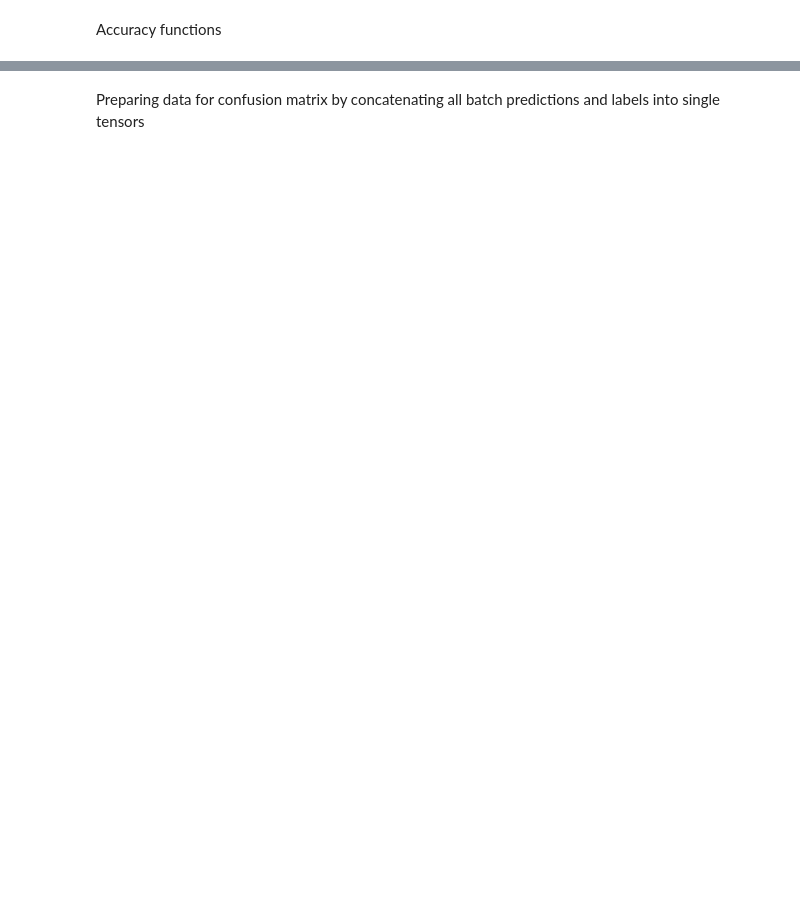
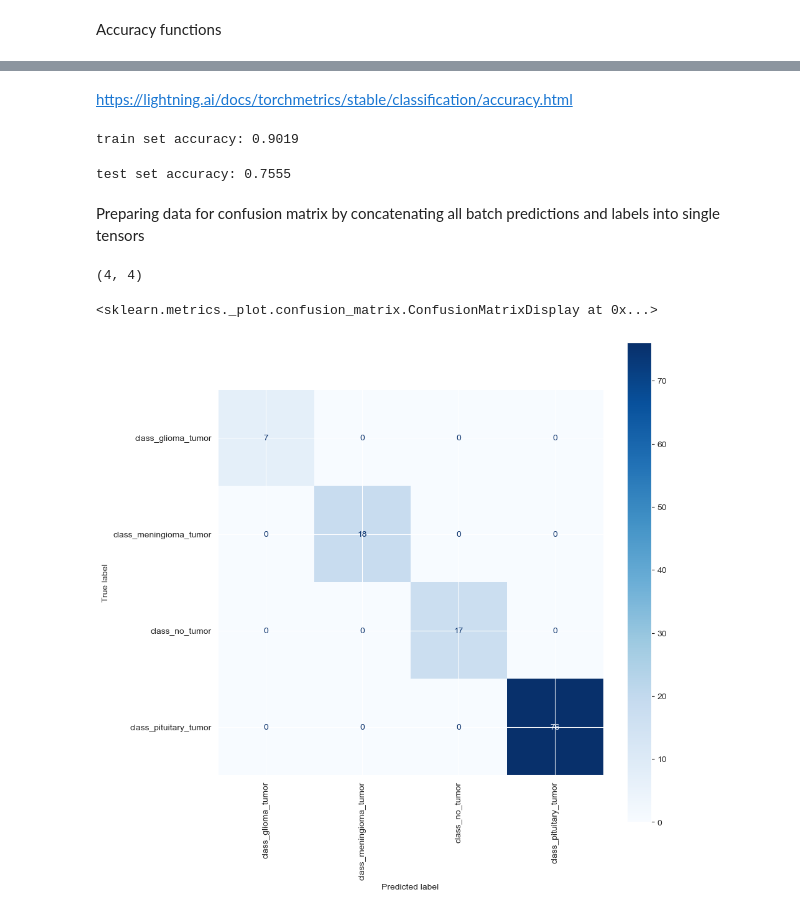
Before and after one commit to vexogon/MRI_Classifier, a Jupyter notebook: model.ipynb, the cells around one changed output, grey strips where cells are left out. Saved outputs shown, nothing was run; the diff lists cells and outputs as text; code cells hidden in the pictures; blank space fills up the shorter version.

```diff
--- a/model.ipynb
+++ b/model.ipynb
@@ -403,14 +449,12 @@ def train_epoch(train_loader, epoch):
         optimizer.step() #pdate weights via optimizer step
 
         running_loss += loss.item() #Add the loss for this batch to the running loss
-        tensorboard_loss += loss.item() #Add the loss for this batch to the tensorboard loss
 
         #Tensorboard logging
         if batch_idx % 10 == 9:    # Log every 10 batches (every 320 images if batch size is 32)
             writer.add_scalar('training loss',
                               tensorboard_loss / 10, epoch * len(train_loader) + batch_idx) #Log the running loss to tensorboard
 
-        tensorboard_loss = 0.0 #This is separate to running loss, just for tensorboard logging otherwise the graph in the notebook would be very granular and hard to read
     return running_loss / len(train_loader) #Average loss over the epoch
 # %% [markdown]
 Training loop
@@ -453,52 +504,62 @@ plt.show()
+# %% [markdown]
+https://lightning.ai/docs/torchmetrics/stable/classification/accuracy.html
 # %%
 #Train set accuracy
 net.eval()
-from torcheval.metrics import MulticlassAccuracy
-metric = MulticlassAccuracy()
+from torchmetrics.classification import MulticlassAccuracy
+predictions_tensor = torch.Tensor().to(device)
+targets_tensor = torch.Tensor().to(device)
 with torch.no_grad(): # No need to compute gradients during evaluation because we are not training
     for data in train_dataloader: #get batches from train loader
         images, labels = data # Get a batch of data broken into images and labels
         images, labels = images.to(device), torch.argmax(labels, dim=1).to(device) # Convert one-hot encoded labels to class indices
         outputs = net(images) # Forward pass (forward propagation)
-        prediction = torch.argmax(outputs, dim=1)
-        metric.update(prediction, labels) #add batch predictions and labels to metric
+        prediction = torch.argmax(outputs, dim=1).to(device)
+        predictions_tensor = torch.cat((predictions_tensor, prediction), dim=0).to(device) # Concatenate batch predictions to overall predictions tensor
+        targets_tensor = torch.cat((targets_tensor, labels), dim=0) # Concatenate batch labels to overall labels tensor
 
-accuracy = metric.compute()
+metric = MulticlassAccuracy(num_classes=4, average='macro').to(device) #Macro average because we have class imbalance
+accuracy = metric(predictions_tensor, targets_tensor)
 print(f"train set accuracy: {accuracy:.4f}")
+# %% [output]
+train set accuracy: 0.9019
 # %%
 #test set accuracy
 net.eval()
-metric = MulticlassAccuracy()
-predictions = []
-labels_list = []
+test_predictions_tensor = torch.Tensor().to(device)
+test_targets_tensor = torch.Tensor().to(device)
 with torch.no_grad(): # No need to compute gradients during evaluation because we are not training
     for data in test_loader: #get batches from test loader
         images, labels = data # Get a batch of data broken into images and labels
         images, labels = images.to(device), torch.argmax(labels, dim=1).to(device) # Convert one-hot encoded labels to class indices
         outputs = net(images) # Forward pass
-        prediction = torch.argmax(outputs, dim=1)
-        predictions.append(prediction)
-        labels_list.append(labels)
-        metric.update(prediction, labels) #add batch predictions and labels to metric
+        prediction = torch.argmax(outputs, dim=1).to(device)
+        test_predictions_tensor = torch.cat((test_predictions_tensor, prediction), dim=0).to(device) # Concatenate batch predictions to overall predictions tensor
+        test_targets_tensor = torch.cat((test_targets_tensor, labels), dim=0) # Concatenate batch labels to overall labels tensor
 
-accuracy = metric.compute()
+metric = MulticlassAccuracy(num_classes=4, average='macro').to(device)
+accuracy = metric(test_predictions_tensor, test_targets_tensor)
 print(f"test set accuracy: {accuracy:.4f}")
+# %% [output]
+test set accuracy: 0.7555
 # %% [markdown]
 Preparing data for confusion matrix by concatenating all batch predictions and labels into single tensors
 # %%
-all_predictions = torch.cat(predictions, dim=0) # Concatenate all batch predictions into a single tensor
-all_labels = torch.cat(labels_list, dim=0) # Concatenate all batch labels into a single tensor
-all_predictions_cpu_tensor = all_predictions.cpu().numpy() # Move tensor to CPU and convert to NumPy array
-all_labels_cpu_tensor = all_labels.cpu().numpy() # Move tensor to CPU and convert to NumPy array
+all_predictions_cpu_tensor = test_predictions_tensor.cpu().numpy() # Move tensor to CPU and convert to NumPy array
+all_labels_cpu_tensor = test_predictions_tensor.cpu().numpy() # Move tensor to CPU and convert to NumPy array
 # %%
-display_labels = test_dataframe.columns[1:]
+display_labels = test_dataframe.columns
 from sklearn.metrics import ConfusionMatrixDisplay, confusion_matrix
 
 cm = confusion_matrix(all_labels_cpu_tensor, all_predictions_cpu_tensor, labels=np.arange(len(display_labels)))
 
 print(cm.shape)
 
 matrix = ConfusionMatrixDisplay(confusion_matrix=cm, display_labels=display_labels)
 
 _, ax = plt.subplots(figsize=(10, 10))  # Create a figure and axis for the confusion matrix plot (much larger than default
 matrix.plot(cmap='Blues', values_format='d', ax=ax, xticks_rotation=90)  # Plot the confusion matrix with blue color map and integer format
+# %% [output]
+(4, 4)
+<sklearn.metrics._plot.confusion_matrix.ConfusionMatrixDisplay at 0x...>
+[figure, added]
```
Also changed, not shown: parts of 16 cells of this notebook.
